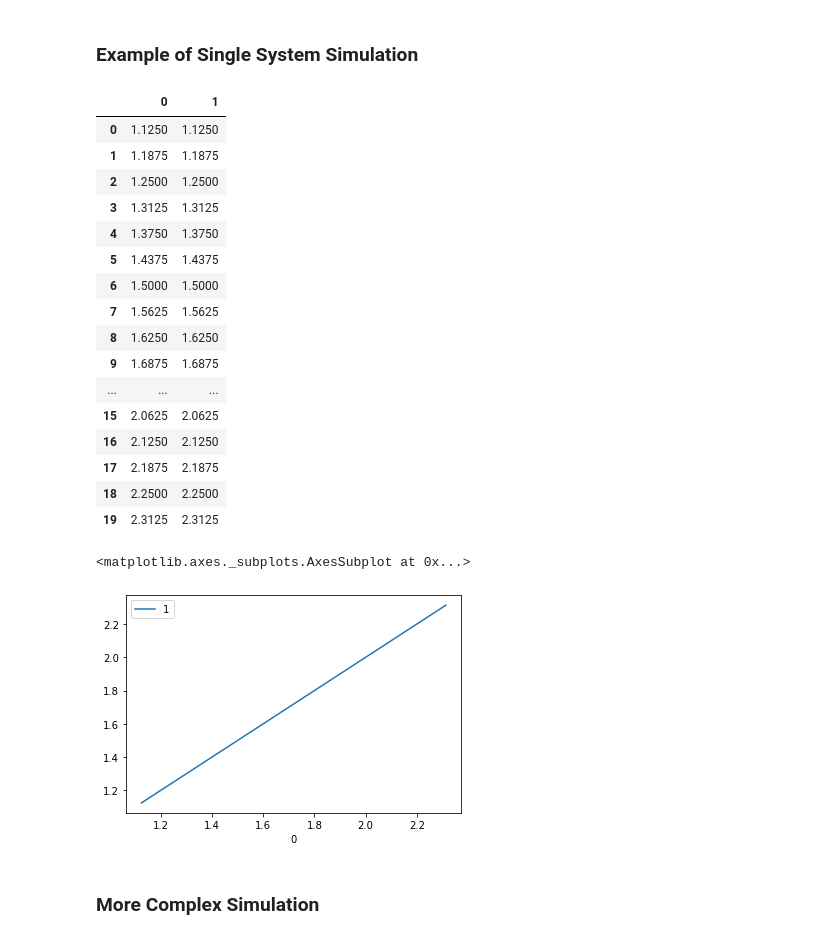
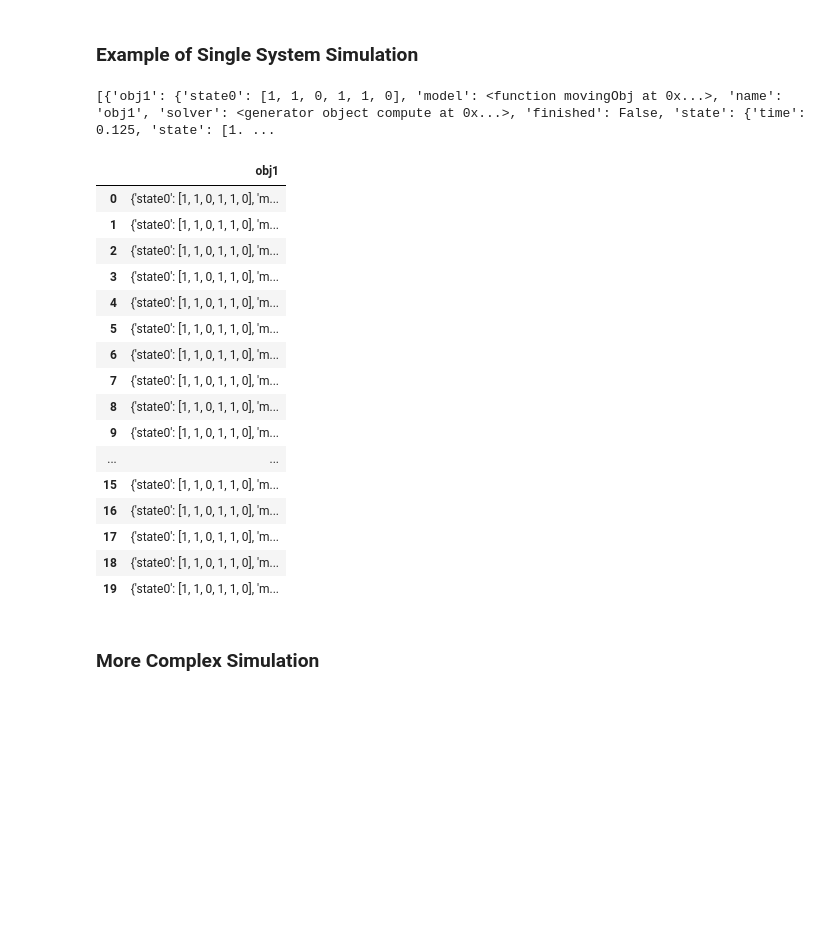
Before and after one commit to hrbolek/learning, a Jupyter notebook: operanalyst/simulation.ipynb, the cells around one changed output. Cells and saved outputs as stored; diff of their text form; code cells hidden in the pictures; blank space fills up the shorter version.

```diff
--- a/operanalyst/simulation.ipynb
+++ b/operanalyst/simulation.ipynb
@@ -136,15 +136,15 @@ plt.grid(which='both')
 ### Prepare and Simulate
 # %%
 def prepareSimulation(systemList, t0 = 0.0, t_bound = 10, max_step = 0.0625):
-  #print('prepareSimulation', len(systemList))
   for system in systemList:
     system['solver'] = compute(system['model'], system['state0'], t0 = t0, t_bound = t_bound, max_step = max_step)
+    system['finished'] = False
     system['state'] = next(system['solver'])#system['state0']
-    #print(system, len(systemList))
 
 def simulate(systemList):
   for system in systemList:
-    system['state'] = next(system['solver'])
+    if system['finished'] == False:
+      system['state'] = next(system['solver'])
 # %% [markdown]
 ### Nearly Infinite Simulation
 # %%
@@ -154,7 +154,7 @@ def simulateInf(systemList, count = -1):
     simulate(systemList)
     partialResult = {}
     for system in systemList:
-      partialResult[system['name']] = system['state']
+      partialResult[system['name']] = {**system}
     yield partialResult
     cc = cc - 1
     if cc == 0:
@@ -164,48 +164,51 @@ def simulateInf(systemList, count = -1):
 # %%
 def movingObj(time, state):
   velocity = state[:3]
   position = state[3:]
   acceleration = [0, 0, 0]
   return [*acceleration, *velocity]
 
 def justTwoFromResults(results, systemName, x = 0, y = 1):
   for result in results:
     systemResult = result[systemName]
     yield (systemResult['state'][x], systemResult['state'][y])
 
 def rearangeResults(results, ids):
   for result in results:
     partialResult = {}
     for cid in ids:
       partialResult[cid['name']] = cid['selector'](result)
     yield partialResult
 
 simulatedObjects = [{'state0': [1, 1, 0, 1, 1, 0], 'model': movingObj, 'name': 'obj1'}]
 prepareSimulation(simulatedObjects)
 simResults = list(simulateInf(simulatedObjects, 20))
-simResults = list(justTwoFromResults(simResults, 'obj1', x = 3, y = 4))
+
+print(simResults)
+
+#simResults = list(justTwoFromResults(simResults, 'obj1', x = 3, y = 4))
+
 displayData(simResults)
-plotData(simResults)
+#plotData(simResults)
 # %% [output]
+[{'obj1': {'state0': [1, 1, 0, 1, 1, 0], 'model': <function movingObj at 0x...>, 'name': 'obj1', 'solver': <generator object compute at 0x...>, 'finished': False, 'state': {'time': 0.125, 'state': [1. ...
-|  | 0 | 1 |
-| 0 | 1.1250 | 1.1250 |
-| 1 | 1.1875 | 1.1875 |
-| 2 | 1.2500 | 1.2500 |
-| 3 | 1.3125 | 1.3125 |
-| 4 | 1.3750 | 1.3750 |
-| 5 | 1.4375 | 1.4375 |
-| 6 | 1.5000 | 1.5000 |
-| 7 | 1.5625 | 1.5625 |
-| 8 | 1.6250 | 1.6250 |
-| 9 | 1.6875 | 1.6875 |
-| ... | ... | ... |
-| 15 | 2.0625 | 2.0625 |
-| 16 | 2.1250 | 2.1250 |
-| 17 | 2.1875 | 2.1875 |
-| 18 | 2.2500 | 2.2500 |
-| 19 | 2.3125 | 2.3125 |
+|  | obj1 |
+| 0 | {'state0': [1, 1, 0, 1, 1, 0], 'm... |
+| 1 | {'state0': [1, 1, 0, 1, 1, 0], 'm... |
+| 2 | {'state0': [1, 1, 0, 1, 1, 0], 'm... |
+| 3 | {'state0': [1, 1, 0, 1, 1, 0], 'm... |
+| 4 | {'state0': [1, 1, 0, 1, 1, 0], 'm... |
+| 5 | {'state0': [1, 1, 0, 1, 1, 0], 'm... |
+| 6 | {'state0': [1, 1, 0, 1, 1, 0], 'm... |
+| 7 | {'state0': [1, 1, 0, 1, 1, 0], 'm... |
+| 8 | {'state0': [1, 1, 0, 1, 1, 0], 'm... |
+| 9 | {'state0': [1, 1, 0, 1, 1, 0], 'm... |
+| ... | ... |
+| 15 | {'state0': [1, 1, 0, 1, 1, 0], 'm... |
+| 16 | {'state0': [1, 1, 0, 1, 1, 0], 'm... |
+| 17 | {'state0': [1, 1, 0, 1, 1, 0], 'm... |
+| 18 | {'state0': [1, 1, 0, 1, 1, 0], 'm... |
+| 19 | {'state0': [1, 1, 0, 1, 1, 0], 'm... |
-<matplotlib.axes._subplots.AxesSubplot at 0x...>
-[figure, removed]
 # %% [markdown]
 ### More Complex Simulation
 # %%
```
Also changed, not shown: parts of 3 cells of this notebook.
